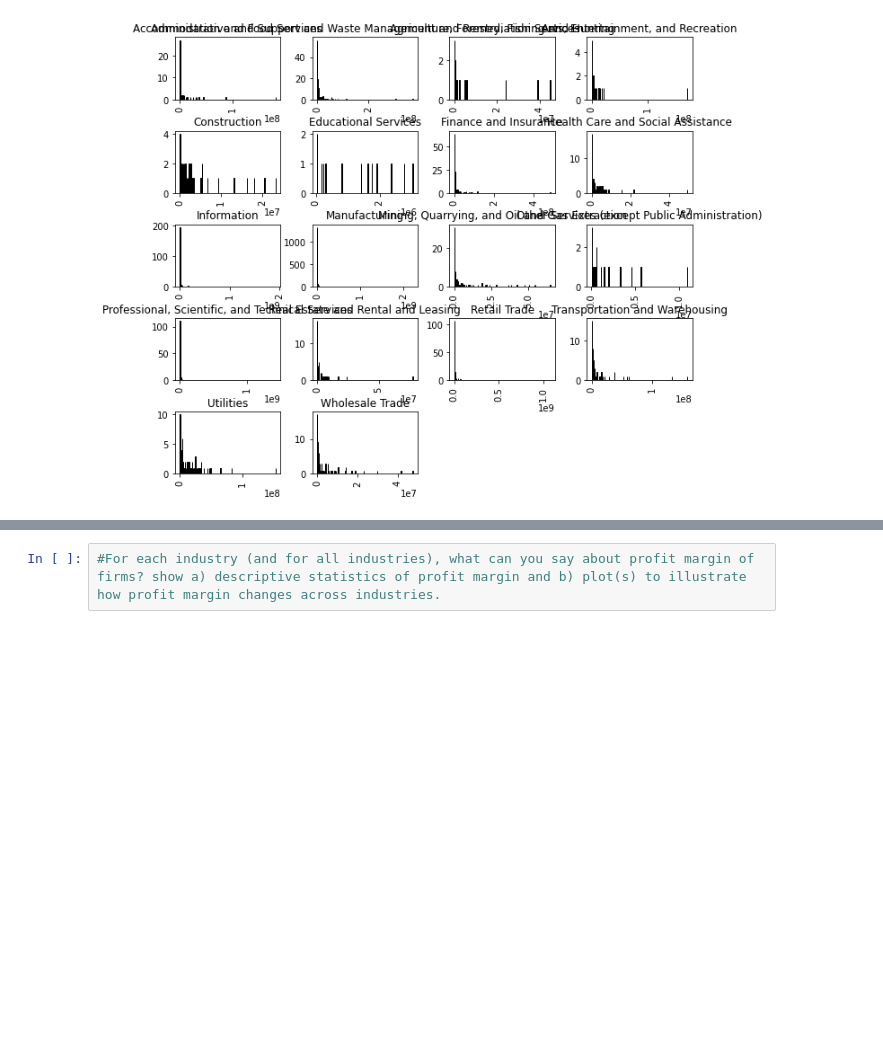
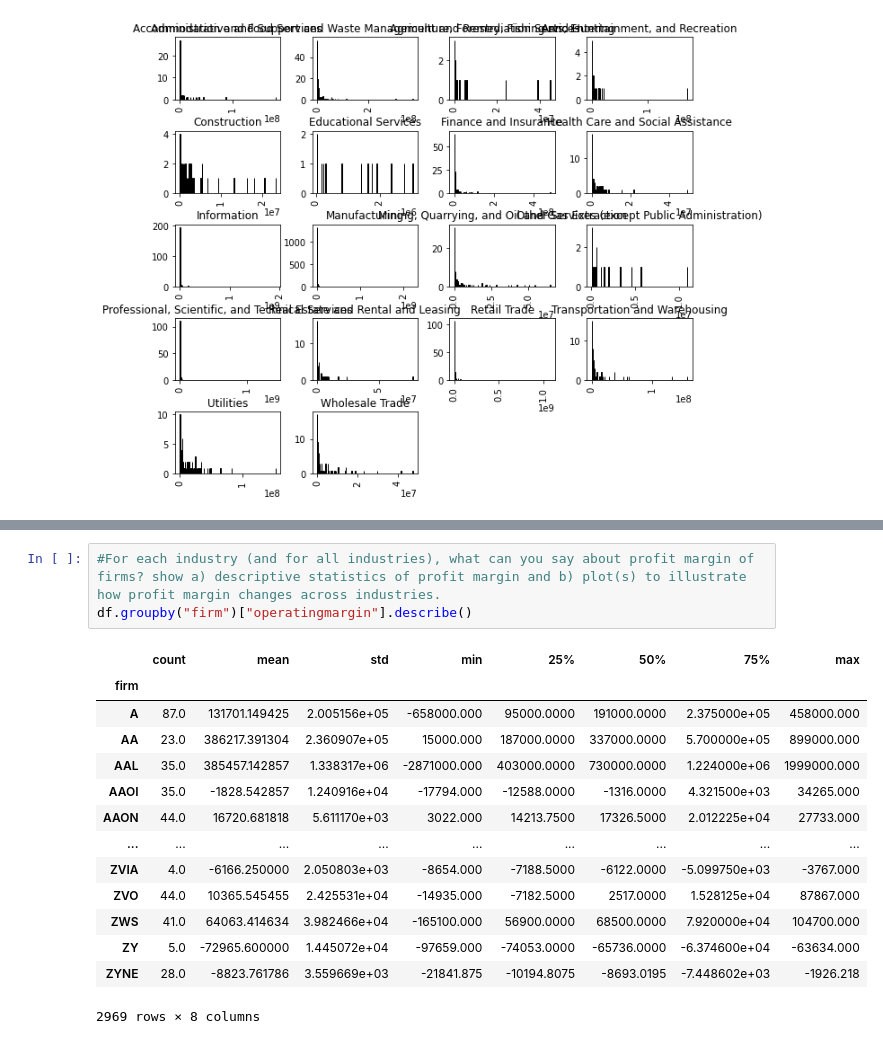
Before and after one commit to AlexReusC/Modulo-1-IA, a Jupyter notebook: portafolio.ipynb, the cells around one changed output, grey strips where cells are left out. Cells and saved outputs as stored; diff of their text form; blank space fills up the shorter version.

```diff
--- a/portafolio.ipynb
+++ b/portafolio.ipynb
@@ -255,2 +271,18 @@ array([[<AxesSubplot:title={'center':'Accommodation and Food Services'}>,
 # %%
 #For each industry (and for all industries), what can you say about profit margin of firms? show a) descriptive statistics of profit margin and b) plot(s) to illustrate how profit margin changes across industries.
+df.groupby("firm")["operatingmargin"].describe()
+# %% [output]
+|  | count | mean | std | min | 25% | 50% | 75% | max |
+| firm |  |  |  |  |  |  |  |  |
+| A | 87.0 | 131701.149425 | 2.005156e+05 | -658000.000 | 95000.0000 | 191000.0000 | 2.375000e+05 | 458000.000 |
+| AA | 23.0 | 386217.391304 | 2.360907e+05 | 15000.000 | 187000.0000 | 337000.0000 | 5.700000e+05 | 899000.000 |
+| AAL | 35.0 | 385457.142857 | 1.338317e+06 | -2871000.000 | 403000.0000 | 730000.0000 | 1.224000e+06 | 1999000.000 |
+| AAOI | 35.0 | -1828.542857 | 1.240916e+04 | -17794.000 | -12588.0000 | -1316.0000 | 4.321500e+03 | 34265.000 |
+| AAON | 44.0 | 16720.681818 | 5.611170e+03 | 3022.000 | 14213.7500 | 17326.5000 | 2.012225e+04 | 27733.000 |
+| ... | ... | ... | ... | ... | ... | ... | ... | ... |
+| ZVIA | 4.0 | -6166.250000 | 2.050803e+03 | -8654.000 | -7188.5000 | -6122.0000 | -5.099750e+03 | -3767.000 |
+| ZVO | 44.0 | 10365.545455 | 2.425531e+04 | -14935.000 | -7182.5000 | 2517.0000 | 1.528125e+04 | 87867.000 |
+| ZWS | 41.0 | 64063.414634 | 3.982466e+04 | -165100.000 | 56900.0000 | 68500.0000 | 7.920000e+04 | 104700.000 |
+| ZY | 5.0 | -72965.600000 | 1.445072e+04 | -97659.000 | -74053.0000 | -65736.0000 | -6.374600e+04 | -63634.000 |
+| ZYNE | 28.0 | -8823.761786 | 3.559669e+03 | -21841.875 | -10194.8075 | -8693.0195 | -7.448602e+03 | -1926.218 |
+2969 rows × 8 columns
```
Also changed, not shown: parts of 16 cells of this notebook.
